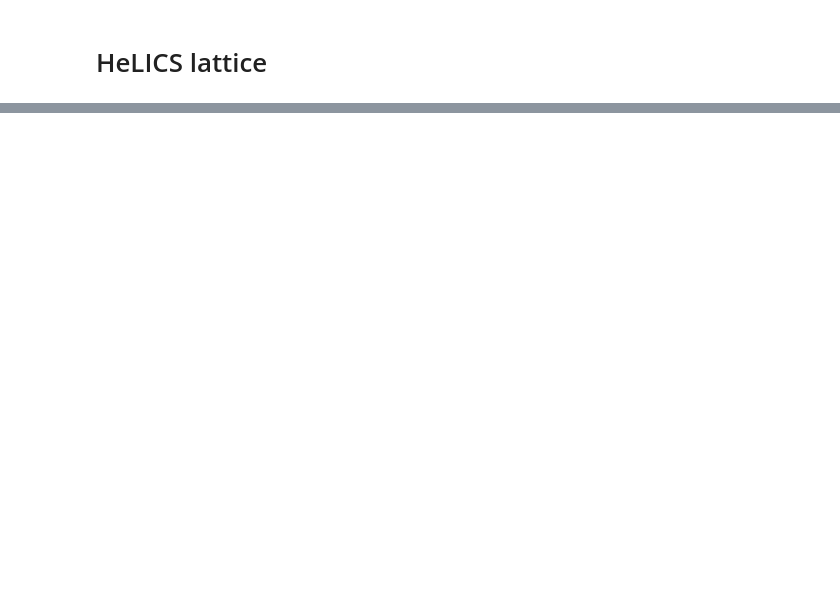
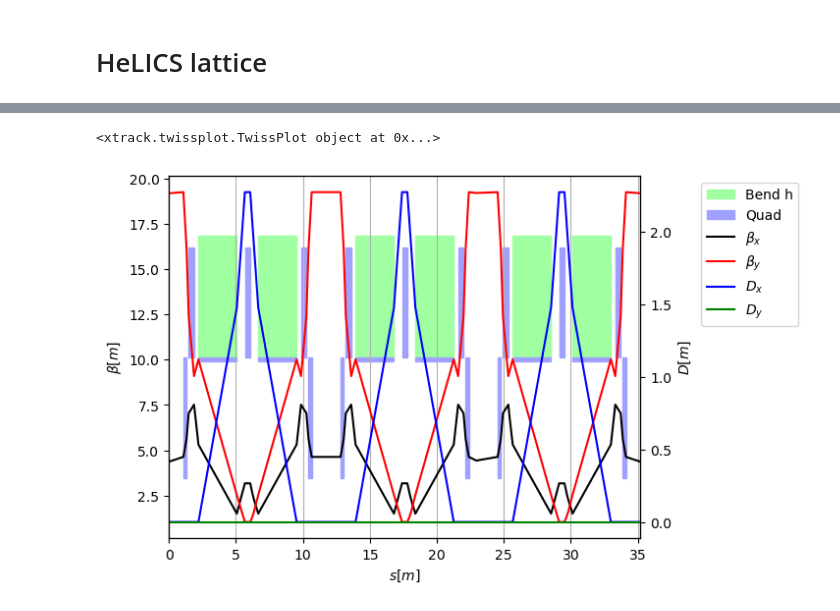
Before and after one commit to xsuite/bpmeth, a Jupyter notebook: examples/HeLICS/ring/HeLICS_with_daan_fieldmap.ipynb, the cells around one changed output, grey strips where cells are left out. Drawn from its saved outputs; the diff is of its cells as text; code cells hidden in the pictures; blank space fills up the shorter version.

```diff
--- a/examples/HeLICS/ring/HeLICS_with_daan_fieldmap.ipynb
+++ b/examples/HeLICS/ring/HeLICS_with_daan_fieldmap.ipynb
@@ -370,0 +391,5 @@ print(tw0.dqy,tw_Daan.dqy)
+# %%
+tw0.plot()
+# %% [output]
+<xtrack.twissplot.TwissPlot object at 0x...>
+[figure, added]
```
Also changed, not shown: parts of 10 cells of this notebook, 1 other file.
